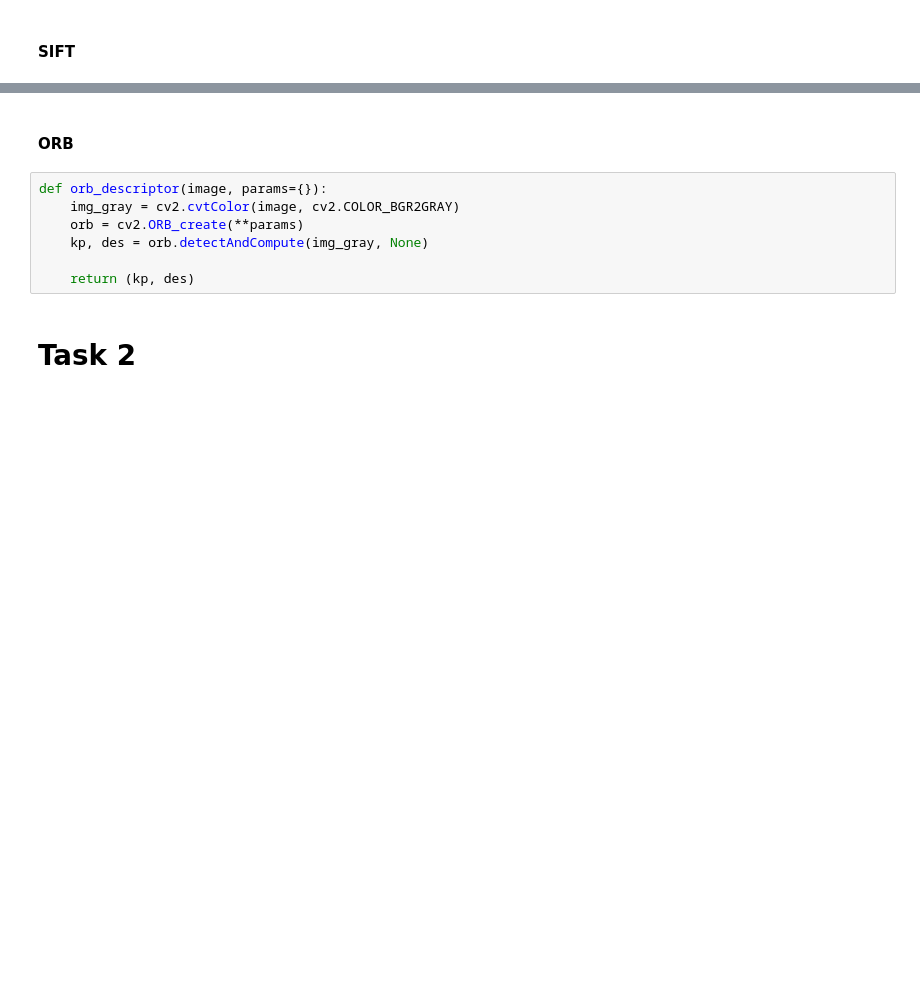
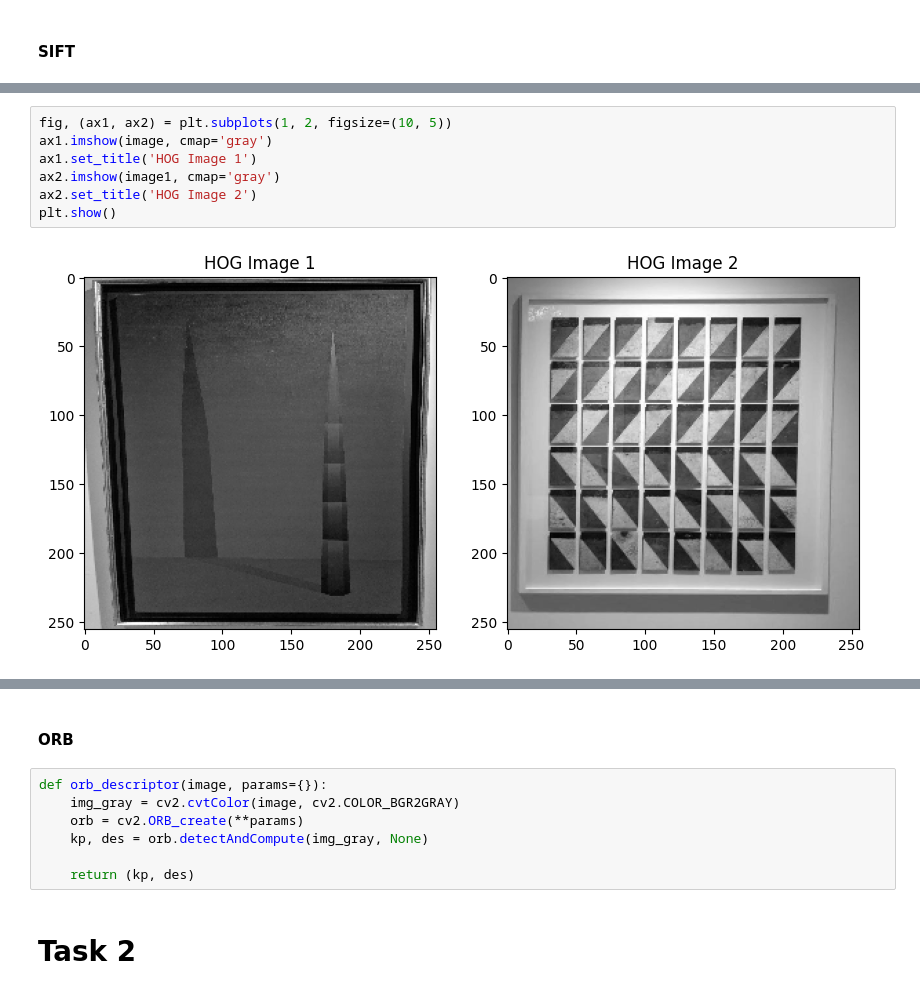
Before and after one commit to MCV-2024-C1-Project/Team5, a Jupyter notebook: week4/week4.ipynb, the cells around one changed output, grey strips where cells are left out. Drawn from its saved outputs; the diff is of its cells as text; blank space fills up the shorter version.

```diff
--- a/week4/week4.ipynb
+++ b/week4/week4.ipynb
@@ -145,0 +161,9 @@ def surf_descriptor(image, params={}):
+# %%
+fig, (ax1, ax2) = plt.subplots(1, 2, figsize=(10, 5))
+ax1.imshow(image, cmap='gray')
+ax1.set_title('HOG Image 1')
+ax2.imshow(image1, cmap='gray')
+ax2.set_title('HOG Image 2')
+plt.show()
+# %% [output]
+[figure, added]
```
Also changed, not shown: parts of 18 cells of this notebook.
